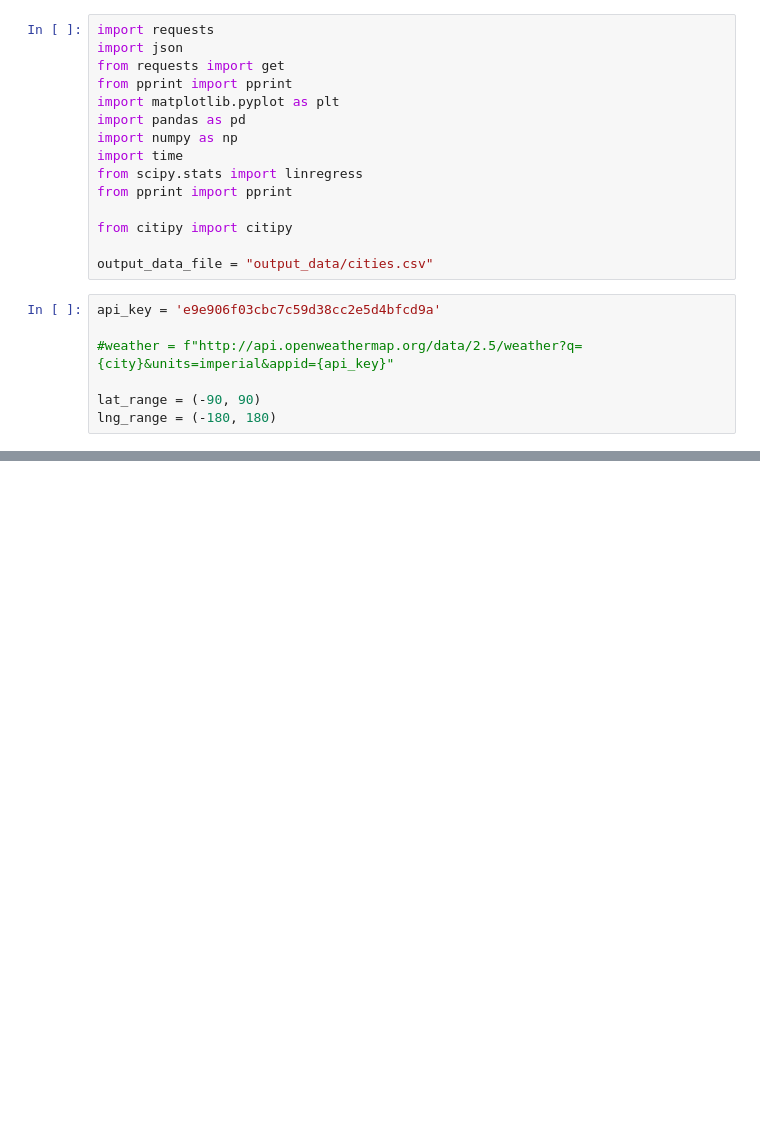
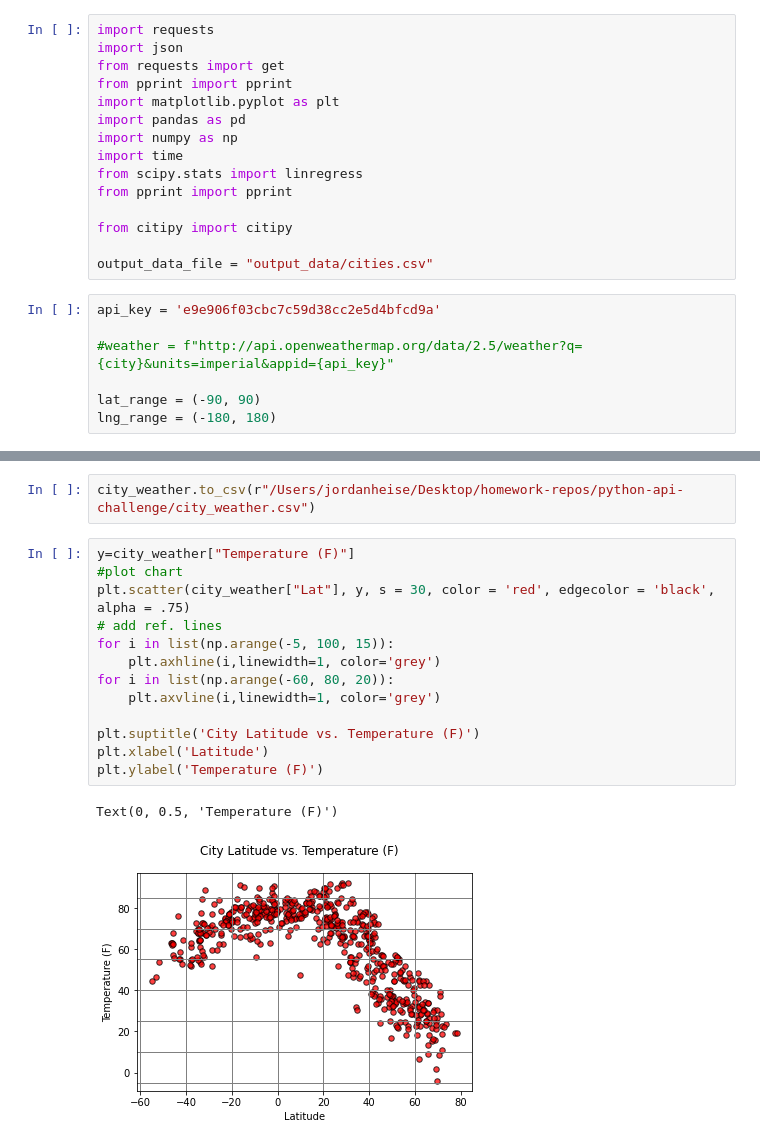
Before and after one commit to Heise1990/python-api-challenge, a Jupyter notebook: WeatherPy/WeatherPy.ipynb, the cells around one changed output, grey strips where cells are left out. Drawn from its saved outputs; the diff is of its cells as text; blank space fills up the shorter version.

Commit message:
pushed up current code. working on printing heatmap

```diff
--- a/WeatherPy/WeatherPy.ipynb
+++ b/WeatherPy/WeatherPy.ipynb
@@ -128,0 +135,18 @@ city_weather.head()
+# %%
+city_weather.to_csv(r"/Users/jordanheise/Desktop/homework-repos/python-api-challenge/city_weather.csv")
+# %%
+y=city_weather["Temperature (F)"]
+#plot chart
+plt.scatter(city_weather["Lat"], y, s = 30, color = 'red', edgecolor = 'black', alpha = .75)
+# add ref. lines
+for i in list(np.arange(-5, 100, 15)):
+    plt.axhline(i,linewidth=1, color='grey')
+for i in list(np.arange(-60, 80, 20)):
+    plt.axvline(i,linewidth=1, color='grey')
+
+plt.suptitle('City Latitude vs. Temperature (F)')
+plt.xlabel('Latitude')
+plt.ylabel('Temperature (F)')
+# %% [output]
+Text(0, 0.5, 'Temperature (F)')
+[figure, added]
```
Also changed, not shown: parts of 14 cells of this notebook, 4 other files.
